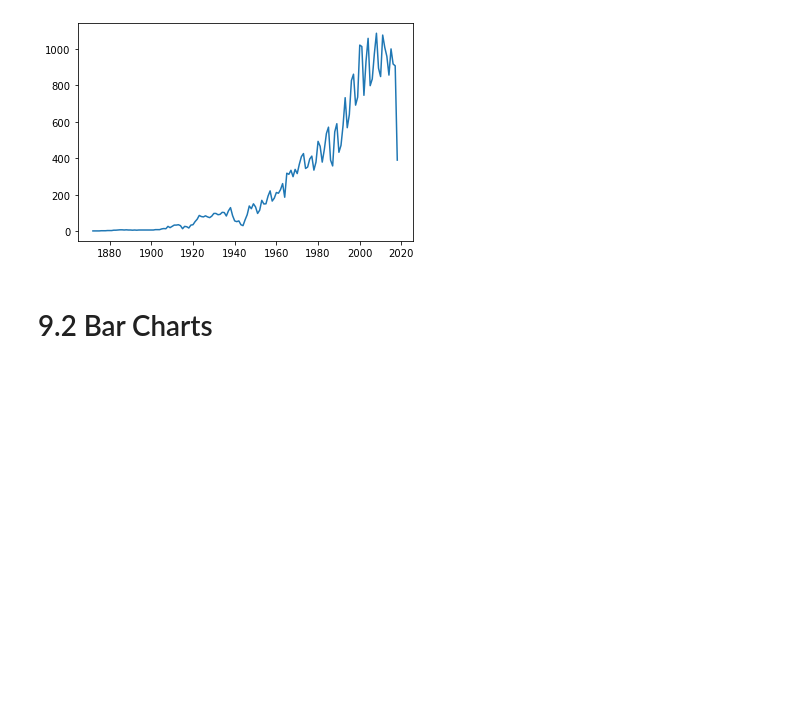
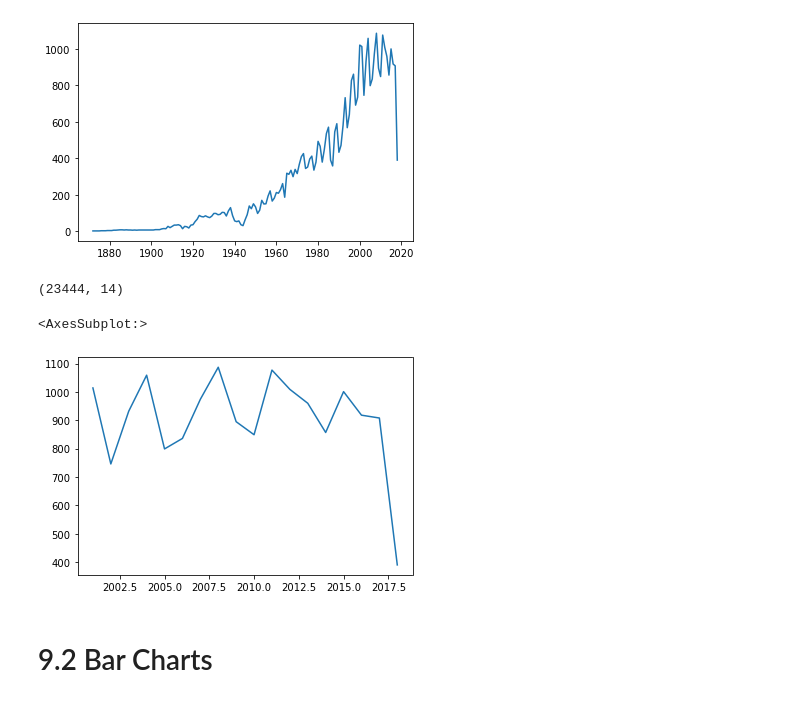
Before and after one commit to austin-intro-to-python/13-data-visualization, a Jupyter notebook: Data_Visualization_Solution.ipynb, the cells around one changed output. Saved outputs shown, nothing was run; the diff lists cells and outputs as text; code cells hidden in the pictures; blank space fills up the shorter version.

```diff
--- a/Data_Visualization_Solution.ipynb
+++ b/Data_Visualization_Solution.ipynb
@@ -68,2 +103,11 @@ foot['year'].value_counts().sort_index().plot()
+# %%
+foot.shape
+# %% [output]
+(23444, 14)
+# %%
+foot[foot['year']>2000]['year'].value_counts().sort_index().plot()
+# %% [output]
+<AxesSubplot:>
+[figure, added]
 # %% [markdown]
 # 9.2 Bar Charts
```
Also changed, not shown: parts of 32 cells of this notebook, 1 other file.
